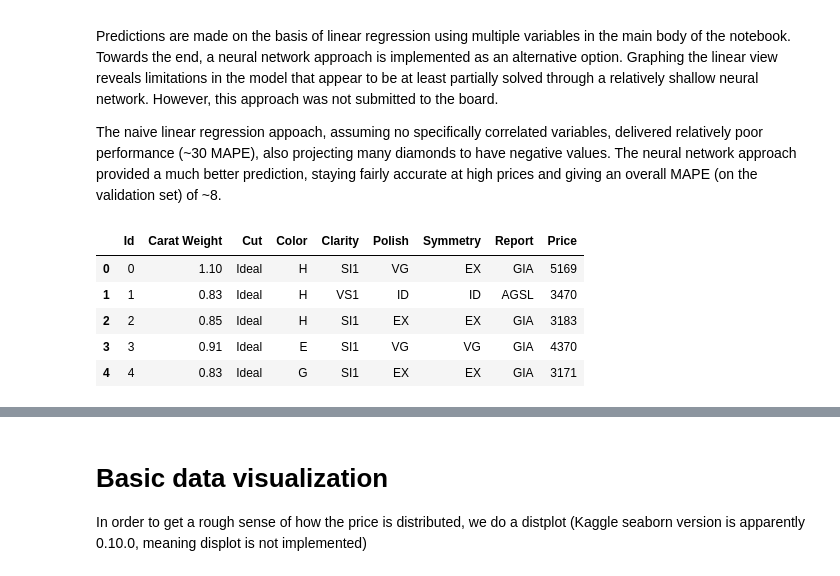
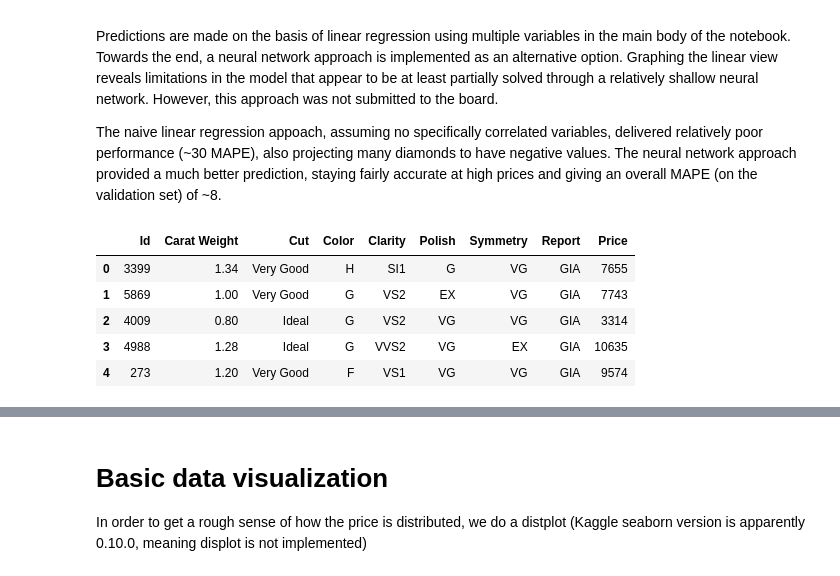
Before and after one commit to Jahnavi24387/SarahDiamond, a Jupyter notebook: diamond-regression.ipynb, the cells around one changed output, grey strips where cells are left out. Cells and saved outputs as stored; diff of their text form; code cells hidden in the pictures.

```diff
--- a/diamond-regression.ipynb
+++ b/diamond-regression.ipynb
@@ -21,11 +33,11 @@ import seaborn as sns
 # %%
-df = pd.read_csv("data.csv")
+df = pd.read_csv("train.csv")
 df.head()
 # %% [output]
 |  | Id | Carat Weight | Cut | Color | Clarity | Polish | Symmetry | Report | Price |
-| 0 | 0 | 1.10 | Ideal | H | SI1 | VG | EX | GIA | 5169 |
-| 1 | 1 | 0.83 | Ideal | H | VS1 | ID | ID | AGSL | 3470 |
-| 2 | 2 | 0.85 | Ideal | H | SI1 | EX | EX | GIA | 3183 |
-| 3 | 3 | 0.91 | Ideal | E | SI1 | VG | VG | GIA | 4370 |
-| 4 | 4 | 0.83 | Ideal | G | SI1 | EX | EX | GIA | 3171 |
+| 0 | 3399 | 1.34 | Very Good | H | SI1 | G | VG | GIA | 7655 |
+| 1 | 5869 | 1.00 | Very Good | G | VS2 | EX | VG | GIA | 7743 |
+| 2 | 4009 | 0.80 | Ideal | G | VS2 | VG | VG | GIA | 3314 |
+| 3 | 4988 | 1.28 | Ideal | G | VVS2 | VG | EX | GIA | 10635 |
+| 4 | 273 | 1.20 | Very Good | F | VS1 | VG | VG | GIA | 9574 |
 # %%
```
Also changed, not shown: parts of 19 cells of this notebook.
